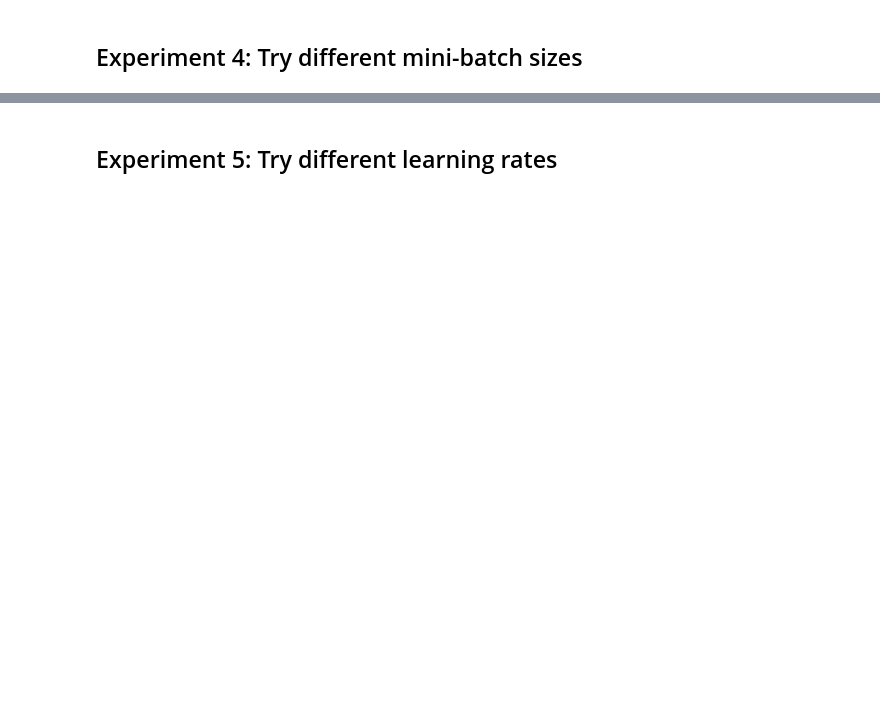
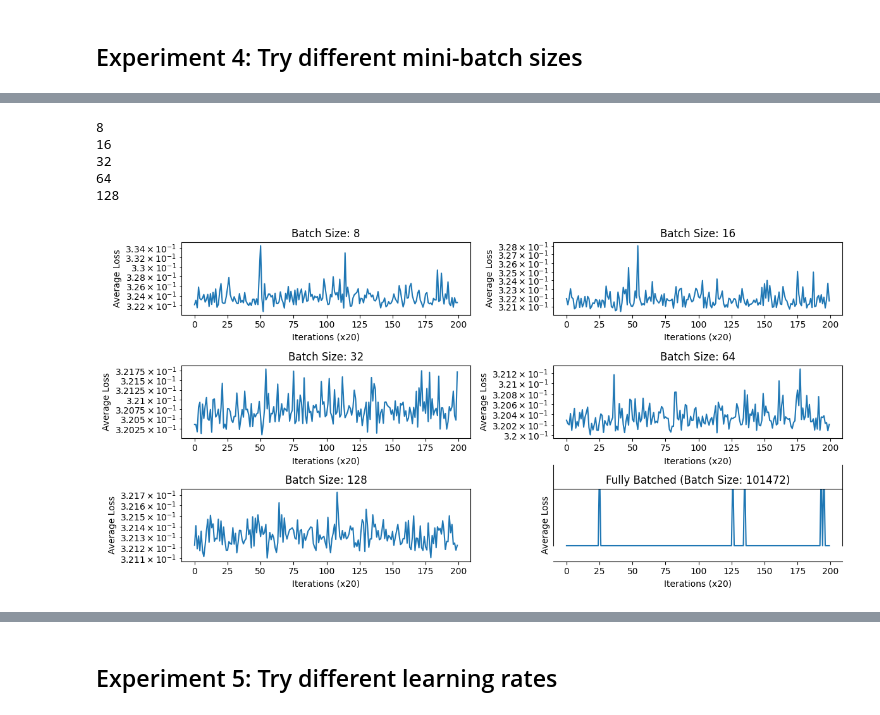
Before and after one commit to HathawayQAQ/COMP551-Machine-Learning, a Jupyter notebook: Assignment1/code.ipynb, the cells around one changed output, grey strips where cells are left out. Saved outputs shown, nothing was run; the diff lists cells and outputs as text; code cells hidden in the pictures; blank space fills up the shorter version.

```diff
--- a/Assignment1/code.ipynb
+++ b/Assignment1/code.ipynb
@@ -464,0 +524,79 @@ Batch size: 814
+# %%
+def minibatch_iteration2(X, y, max_iters=200):
+    N = X.shape[0]
+    batch_size = 2**3
+    loss_histories = []
+
+    # Mini-batch iterations
+    for _ in range(5):
+        losses = []
+        print(batch_size)
+        model = SGDLogisticRegressionModel(num_iterations=1, batch_size=batch_size, learning_rate=5e-2)
+        for iteration in range(max_iters):
+            model.fit(X, y)  # Train the model
+            w = np.concatenate([model.coefficients, [model.intercept]])
+            loss = cost_fn(X, y, w)
+            losses.append(loss)
+
+
+        loss_histories.append(losses)
+        batch_size *= 2
+
+    # Fully batched baseline (batch_size = N)
+    full_batch_losses = []
+    model = SGDLogisticRegressionModel(num_iterations=1, batch_size=N, learning_rate=5e-2)
+    for iteration in range(max_iters):
+        model.fit(X, y)  # Train the model
+        w = np.concatenate([model.coefficients, [model.intercept]])
+        loss = cost_fn(X, y, w)
+        full_batch_losses.append(loss)
+
+    loss_histories.append(full_batch_losses)
+
+    return loss_histories
+
+# Running the experiment
+loss_histories = minibatch_iteration2(X2_train, y2_train)
+# %% [output]
+8
+16
+32
+64
+128
+# %%
+# Adding the fully batched baseline
+batch_sizes = [2**i for i in range(3, 8)] + [X2_train.shape[0]]  # List of batch sizes + full batch
+
+# Plotting
+fig, axes = plt.subplots(3, 2, figsize=(12, 6))
+k = 0
+
+for i in range(3):
+    for j in range(2):
+        if k < len(loss_histories):
+            loss_history = np.array(loss_histories[k])
+            axes[i, j].plot(loss_history)
+            if batch_sizes[k] == X2_train.shape[0]:
+                title = f"Fully Batched (Batch Size: {batch_sizes[k]})"
+            else:
+                title = f"Batch Size: {batch_sizes[k]}"
+            axes[i, j].set(xlabel="Iterations (x20)", ylabel="Average Loss",
+                           title=title)
+            axes[i, j].set_yscale('log')
+            k += 1
+        else:
+            fig.delaxes(axes[i, j])
+
+fig.tight_layout()
+plt.show()
+
+# Print summary statistics
+print("Summary of Mini-batch Size Influence on SGD Logistic Regression Loss:")
+for batch_size, losses in zip(batch_sizes, loss_histories):
+    print(f"Batch size: {batch_size}")
+    print(f"  Final loss: {losses[-1]:.6f}")
+    print(f"  Mean loss: {np.mean(losses):.6f}")
+    print(f"  Min loss: {np.min(losses):.6f}")
+    print()
+# %% [output]
+[figure, added]
```
Also changed, not shown: parts of 7 cells of this notebook.
